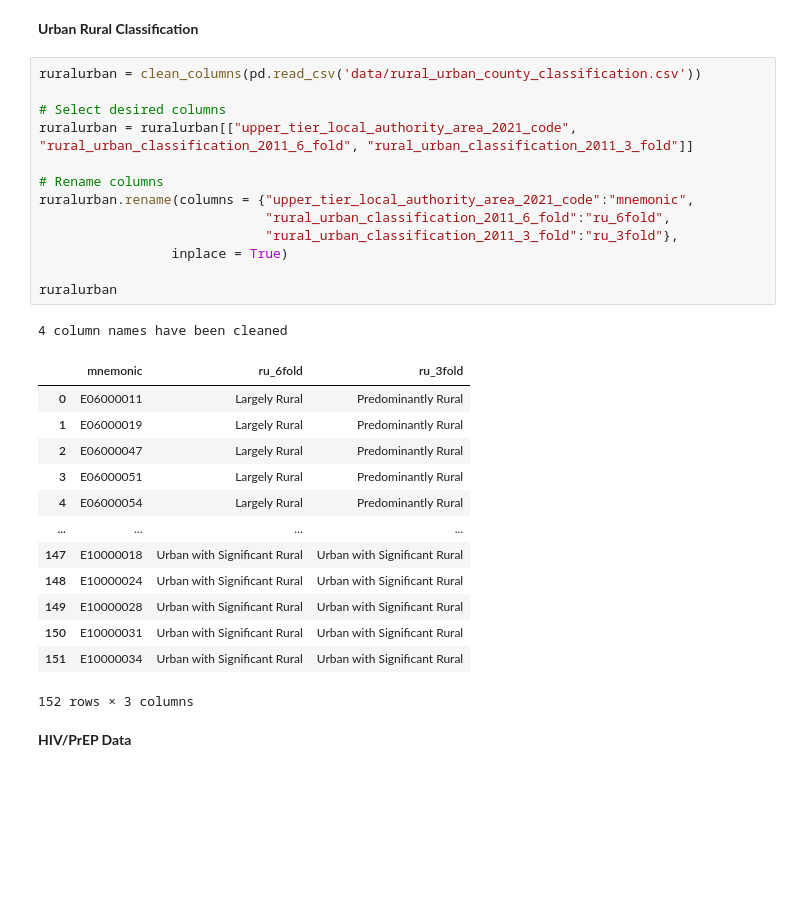
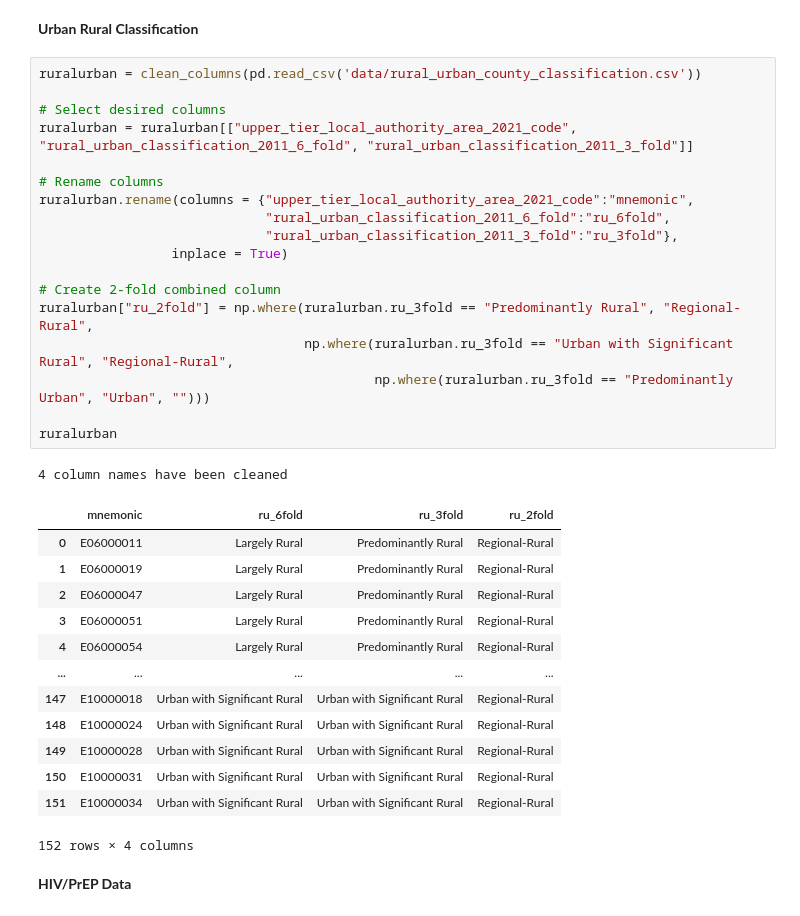
Before and after one commit to joepost/CASA0007_MajorAssessment, a Jupyter notebook: python_notebook.ipynb, the cells around one changed output. Saved outputs shown, nothing was run; the diff lists cells and outputs as text; blank space fills up the shorter version.

```diff
--- a/python_notebook.ipynb
+++ b/python_notebook.ipynb
@@ -80,31 +80,36 @@ correspondence = pd.read_csv('data/pcd_oa_lsoa_msoa_ltla_utla_rgn_ctry_ew_may_20
 # %%
 ruralurban = clean_columns(pd.read_csv('data/rural_urban_county_classification.csv'))
 
 # Select desired columns
 ruralurban = ruralurban[["upper_tier_local_authority_area_2021_code", "rural_urban_classification_2011_6_fold", "rural_urban_classification_2011_3_fold"]]
 
 # Rename columns
 ruralurban.rename(columns = {"upper_tier_local_authority_area_2021_code":"mnemonic",
                              "rural_urban_classification_2011_6_fold":"ru_6fold",
                              "rural_urban_classification_2011_3_fold":"ru_3fold"},
                  inplace = True)
 
+# Create 2-fold combined column
+ruralurban["ru_2fold"] = np.where(ruralurban.ru_3fold == "Predominantly Rural", "Regional-Rural",
+                                  np.where(ruralurban.ru_3fold == "Urban with Significant Rural", "Regional-Rural",
+                                           np.where(ruralurban.ru_3fold == "Predominantly Urban", "Urban", "")))
+
 ruralurban
 # %% [output]
 4 column names have been cleaned
-|  | mnemonic | ru_6fold | ru_3fold |
-| 0 | E06000011 | Largely Rural | Predominantly Rural |
-| 1 | E06000019 | Largely Rural | Predominantly Rural |
-| 2 | E06000047 | Largely Rural | Predominantly Rural |
-| 3 | E06000051 | Largely Rural | Predominantly Rural |
-| 4 | E06000054 | Largely Rural | Predominantly Rural |
-| ... | ... | ... | ... |
-| 147 | E10000018 | Urban with Significant Rural | Urban with Significant Rural |
-| 148 | E10000024 | Urban with Significant Rural | Urban with Significant Rural |
-| 149 | E10000028 | Urban with Significant Rural | Urban with Significant Rural |
-| 150 | E10000031 | Urban with Significant Rural | Urban with Significant Rural |
-| 151 | E10000034 | Urban with Significant Rural | Urban with Significant Rural |
+|  | mnemonic | ru_6fold | ru_3fold | ru_2fold |
+| 0 | E06000011 | Largely Rural | Predominantly Rural | Regional-Rural |
+| 1 | E06000019 | Largely Rural | Predominantly Rural | Regional-Rural |
+| 2 | E06000047 | Largely Rural | Predominantly Rural | Regional-Rural |
+| 3 | E06000051 | Largely Rural | Predominantly Rural | Regional-Rural |
+| 4 | E06000054 | Largely Rural | Predominantly Rural | Regional-Rural |
+| ... | ... | ... | ... | ... |
+| 147 | E10000018 | Urban with Significant Rural | Urban with Significant Rural | Regional-Rural |
+| 148 | E10000024 | Urban with Significant Rural | Urban with Significant Rural | Regional-Rural |
+| 149 | E10000028 | Urban with Significant Rural | Urban with Significant Rural | Regional-Rural |
+| 150 | E10000031 | Urban with Significant Rural | Urban with Significant Rural | Regional-Rural |
+| 151 | E10000034 | Urban with Significant Rural | Urban with Significant Rural | Regional-Rural |
-152 rows × 3 columns
+152 rows × 4 columns
 # %% [markdown]
 **HIV/PrEP Data**
 # %%
```
Also changed, not shown: parts of 6 cells of this notebook, 4 other files.
